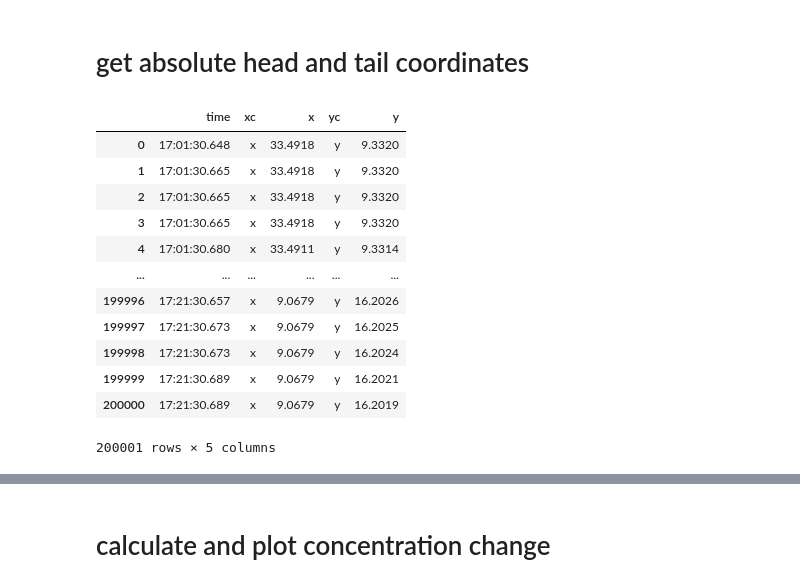
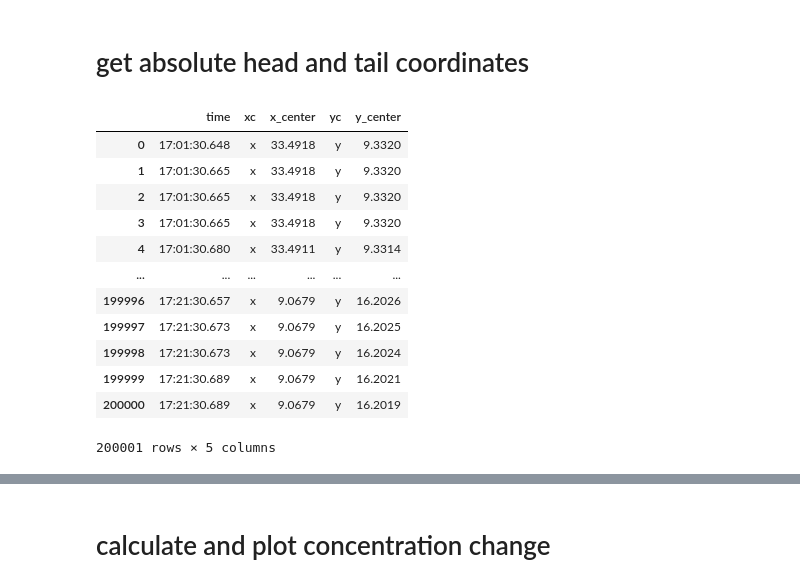
Before and after one commit to leonkontorovich/centerline_behavior_annotation, a Jupyter notebook: centerline/dev/head_position.ipynb, the cells around one changed output, grey strips where cells are left out. Cells and saved outputs as stored; diff of their text form; code cells hidden in the pictures.

```diff
--- a/centerline/dev/head_position.ipynb
+++ b/centerline/dev/head_position.ipynb
@@ -43,11 +27,13 @@ df_center_coords
 # %% [markdown]
 # get absolute head and tail coordinates
 # %%
-df_head_tail_center_coords=df_center_coords #create new df in which corrected x and y position will be in
-scorer=df_head_tail_coords.columns.get_level_values(0)[0] # defines scorer as the first column of the dataframe
+scorer=df_head_tail_coords.columns.get_level_values(0)[0] # defines scorer as the first column of the dataframe\n",
+df_head_tail_center_coords=df_center_coords
+df_head_tail_center_coords=df_head_tail_center_coords.rename(columns = {'x': 'x_center',
+                'y': 'y_center'}, inplace = False)
 df_head_tail_center_coords
 # %% [output]
-|  | time | xc | x | yc | y |
+|  | time | xc | x_center | yc | y_center |
 | 0 | 17:01:30.648 | x | 33.4918 | y | 9.3320 |
 | 1 | 17:01:30.665 | x | 33.4918 | y | 9.3320 |
 | 2 | 17:01:30.665 | x | 33.4918 | y | 9.3320 |
```
Also changed, not shown: parts of 34 cells of this notebook, 1 other file.
